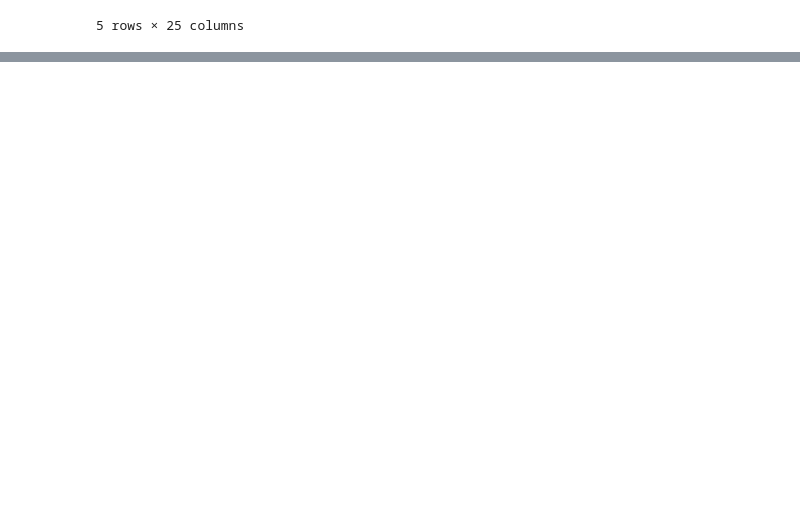
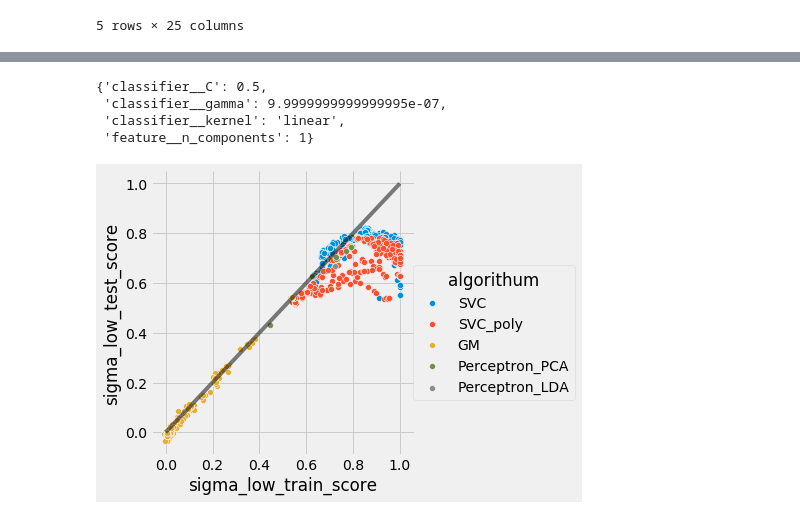
Before and after one commit to TychonautVII/heart_disease_dm, a Jupyter notebook: heart_disease/playground.ipynb, the cells around one changed output, grey strips where cells are left out. Cells and saved outputs as stored; diff of their text form; code cells hidden in the pictures; blank space fills up the shorter version.

Commit message:
paramater tweaks, bug fixes, and inital analysis of some cool plots

```diff
--- a/heart_disease/playground.ipynb
+++ b/heart_disease/playground.ipynb
@@ -68,0 +60,2 @@ Index(['age', 'trestbps', 'chol', 'thalach', 'oldpeak', 'sex', 'fbs', 'exang',
+# %%
+algorithum_list = hdpo.algorithum_list
@@ -68,0 +66,18 @@ Index(['age', 'trestbps', 'chol', 'thalach', 'oldpeak', 'sex', 'fbs', 'exang',
+# %%
+algorithum = algorithum_list[0]
+# %%
+reduced_frame_list =[]
+
+cols2keep = ["mean_test_score","std_test_score","mean_train_score", "std_train_score","params"]
+
+for algorithum in algorithum_list:
+    results_df = pd.read_pickle(output_path + algorithum + '.grid_search.pkl' )
+    results_df = results_df.loc[:, cols2keep]
+    results_df['algorithum']=algorithum
+    # ad-hoc algorithum specific Processing
+    if algorithum == 'SVC_poly':
+        results_df['params'].apply(lambda x: x.update({'classifier__kernel':'poly'}))
+
+    reduced_frame_list.append(results_df)
+
+summary_df = pd.concat(reduced_frame_list)
@@ -68,0 +88,5 @@ Index(['age', 'trestbps', 'chol', 'thalach', 'oldpeak', 'sex', 'fbs', 'exang',
+# %%
+summary_df['sigma_low_test_score'] = summary_df['mean_test_score'] - summary_df['std_test_score']
+summary_df['sigma_low_train_score'] = summary_df['mean_train_score'] - summary_df['std_train_score']
+summary_df['sigma_low_diff'] = summary_df['sigma_low_train_score'] - summary_df['sigma_low_test_score']
+summary_df.head()
@@ -68,0 +100,13 @@ Index(['age', 'trestbps', 'chol', 'thalach', 'oldpeak', 'sex', 'fbs', 'exang',
+# %%
+summary_df['params'].iloc[0]
+# %% [output]
+{'classifier__C': 0.5,
+ 'classifier__gamma': 9.9999999999999995e-07,
+ 'classifier__kernel': 'linear',
+ 'feature__n_components': 1}
+# %%
+sns.pairplot(x_vars=["sigma_low_train_score"], y_vars=["sigma_low_test_score"], data=summary_df, hue="algorithum", size=5)
+plt.plot([0,1],[0,1],c='k',alpha=0.5)
+plt.show()
+# %% [output]
+[figure, added]
```
Also changed, not shown: parts of 15 cells of this notebook, 2 other files.
